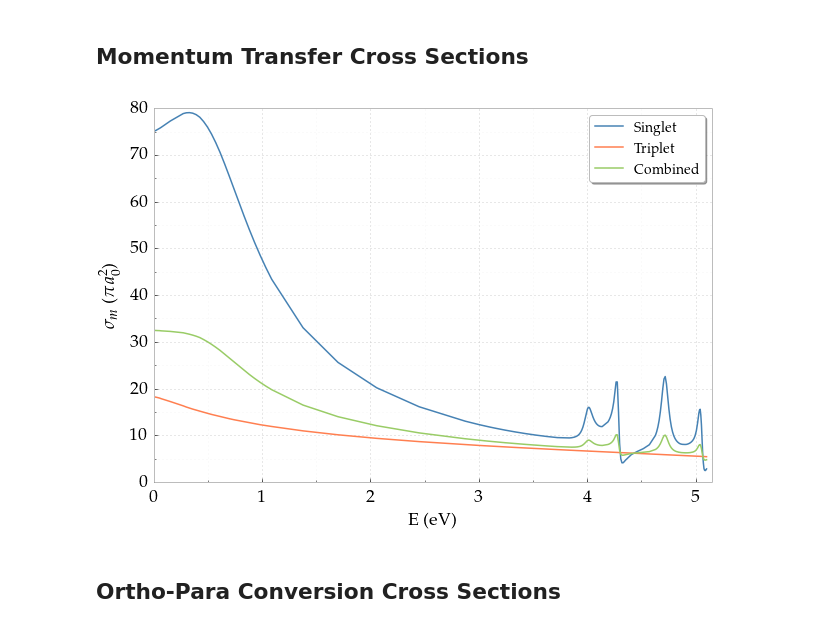
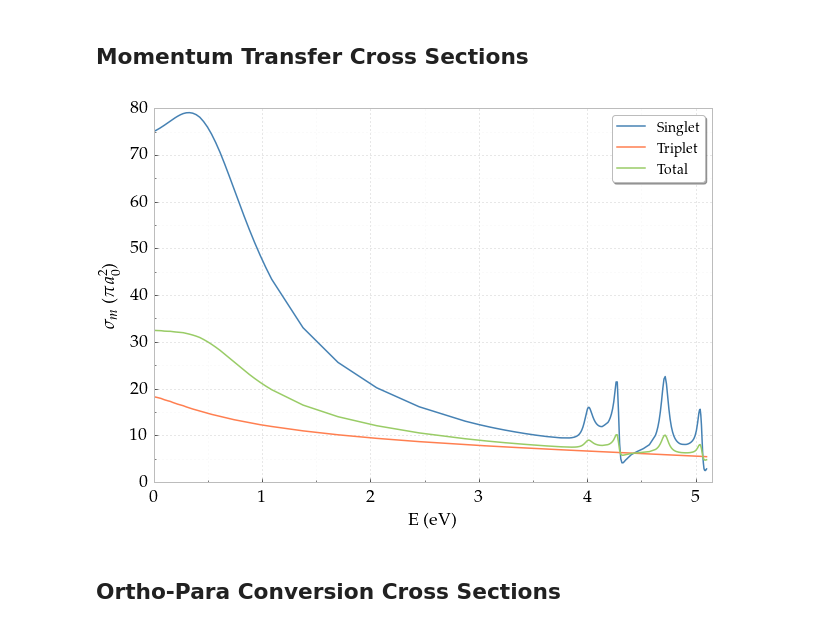
Before and after one commit to DentonW/Papers, a Jupyter notebook: PRA PsH/IPython/Paper Images.ipynb, the cells around one changed output. Cells and saved outputs as stored; diff of their text form; code cells hidden in the pictures.

```diff
--- a/PRA PsH/IPython/Paper Images.ipynb
+++ b/PRA PsH/IPython/Paper Images.ipynb
@@ -98,10 +103,9 @@ entries1F = GetKappaTablenames(cursor, "lvalue=3 AND istriplet=0 AND omega=5", q
 entries1G = GetKappaTablenames(cursor, "lvalue=4 AND istriplet=0 AND omega=5", quadpoints, 0, 0.866)
 entries1H = GetKappaTablenames(cursor, "lvalue=5 AND istriplet=0 AND omega=5", quadpoints, 0, 0.866)
 #  Triplet entries
-entries3S = GetKappaTablenames(cursor, "lvalue=0 AND istriplet=1 AND mu=0.7 AND alpha=0.323 AND beta=0.334 AND gamma=0.975 AND omega=7 AND resorted=FALSE", quadpoints, 0, 0.866)
-entries3S = entries3S + GetKappaTablenames(cursor, "lvalue=0 AND istriplet=1 AND mu=0.9 AND alpha=0.323 AND beta=0.334 AND gamma=0.975 AND omega=7 AND resorted=FALSE", quadpoints3S, 0, 0.866)
+entries3S = GetKappaTablenames(cursor, "lvalue=0 AND istriplet=1 AND alpha=0.323 AND beta=0.334 AND gamma=0.975 AND omega=7 AND resorted=FALSE", quadpoints, 0, 0.866)
 entries3P = GetKappaTablenames(cursor, "lvalue=1 AND istriplet=1 AND mu=0.9 AND alpha=0.310 AND beta=0.311 AND gamma=0.995 AND omega=7", quadpoints, 0, 0.866)
-entries3D = GetKappaTablenames(cursor, "lvalue=2 AND istriplet=1 AND mu=0.7 AND alpha=0.356 AND beta=0.365 AND gamma=0.976 AND omega=6 AND kappa<0.866", quadpoints, 0, 0.866)
+entries3D = GetKappaTablenames(cursor, "lvalue=2 AND istriplet=1 AND mu=0.7 AND alpha=0.356 AND beta=0.365 AND gamma=0.976 AND omega=6 ", quadpoints, 0, 0.866)
 entries3F = GetKappaTablenames(cursor, "lvalue=3 AND istriplet=1 AND omega=5", quadpoints, 0, 0.866)
 entries3G = GetKappaTablenames(cursor, "lvalue=4 AND istriplet=1 AND omega=5", quadpoints, 0, 0.866)
 entries3H = GetKappaTablenames(cursor, "lvalue=5 AND istriplet=1 AND omega=5", quadpoints, 0, 0.866)
@@ -116,10 +120,7 @@ sls1F, cross_sls1F = GetSLS(cursor, "lvalue=3 AND istriplet=0 AND omega=5", 3, q
 sls1G, cross_sls1G = GetSLS(cursor, "lvalue=4 AND istriplet=0 AND omega=5", 4, quadpoints, 0, 0.866)
 sls1H, cross_sls1H = GetSLS(cursor, "lvalue=5 AND istriplet=0 AND omega=5", 5, quadpoints, 0, 0.866)
 #  Triplet entries
-sls3S1, cross_sls3S1 = GetSLS(cursor, "lvalue=0 AND istriplet=1 AND mu=0.7 AND alpha=0.323 AND beta=0.334 AND gamma=0.975 AND omega=7 AND resorted=FALSE", 0, quadpoints3S, 0, 0.866)
-sls3S2, cross_sls3S2 = GetSLS(cursor, "lvalue=0 AND istriplet=1 AND mu=0.9 AND alpha=0.323 AND beta=0.334 AND gamma=0.975 AND omega=7 AND resorted=FALSE", 0, quadpoints3S, 0, 0.866)
-sls3S1 = np.concatenate((sls3S1, sls3S2))
-cross_sls3S1 = np.concatenate((cross_sls3S1, cross_sls3S2))
+sls3S, cross_sls3S = GetSLS(cursor, "lvalue=0 AND istriplet=1 AND alpha=0.323 AND beta=0.334 AND gamma=0.975 AND omega=7 AND resorted=FALSE", 1, quadpoints, 0, 0.866)
 sls3P, cross_sls3P = GetSLS(cursor, "lvalue=1 AND istriplet=1 AND mu=0.9 AND alpha=0.310 AND beta=0.311 AND gamma=0.995 AND omega=7", 1, quadpoints, 0, 0.866)
 sls3D, cross_sls3D = GetSLS(cursor, "lvalue=2 AND istriplet=1 AND mu=0.7 AND alpha=0.356 AND beta=0.365 AND gamma=0.976 AND omega=6", 2, quadpoints, 0, 0.866)
 sls3F, cross_sls3F = GetSLS(cursor, "lvalue=3 AND istriplet=1 AND omega=5", 3, quadpoints, 0, 0.866)
@@ -665,35 +676,35 @@ theta = (0, pi/2, pi)
 plotcol = ('steelblue', 'coral', '#99CC66')
 plotsty = ('-', '-', ':')
 
 lmax = 5  # Through the H-wave
 
 pyplot.xlabel(r"$\rm{E}$ (eV)")
 pyplot.ylabel(r"$\sigma_m$ ($\pi a_0^2$)")
 
 mom_cross1 = []
 mom_cross3 = []
 mom_cross = []
 for i in range(np.size(kappasub)):
     k = kappasub[i]
     m1 = 0
     m3 = 0
     for l in range(lmax):
         m1 += 4 / k**2 * (l+1) * (sin(interp_phase1[l][i] - interp_phase1[l+1][i]))**2
         m3 += 4 / k**2 * (l+1) * (sin(interp_phase3[l][i] - interp_phase3[l+1][i]))**2
     mom_cross1 = np.append(mom_cross1, m1)
     mom_cross3 = np.append(mom_cross3, m3)
     mom_cross = np.append(mom_cross, 0.25*m1 + 0.75*m3)
 pyplot.plot(ktoE(kappasub), mom_cross1, plotsty[0], marker='.', markersize=0.01, label=r"Singlet", color=plotcol[0])
 pyplot.plot(ktoE(kappasub), mom_cross3, plotsty[1], marker='.', markersize=0.01, label=r"Triplet", color=plotcol[1])
-pyplot.plot(ktoE(kappasub), mom_cross, plotsty[1], marker='.', markersize=0.01, label=r"Combined", color=plotcol[2])
+pyplot.plot(ktoE(kappasub), mom_cross, plotsty[1], marker='.', markersize=0.01, label=r"Total", color=plotcol[2])
 
 pyplot.legend()
 pyplot.xlim([0,5.15])
 FixPlot(plt)
 pyplot.savefig("momentum-cross-sections.pdf", bbox_inches='tight')
 pyplot.show()
 # %% [output]
-[figure, old version]
+[figure, new version]
 # %% [markdown]
 ## Ortho-Para Conversion Cross Sections
 # %%
```
Also changed, not shown: parts of 11 cells of this notebook, 2 other files.
